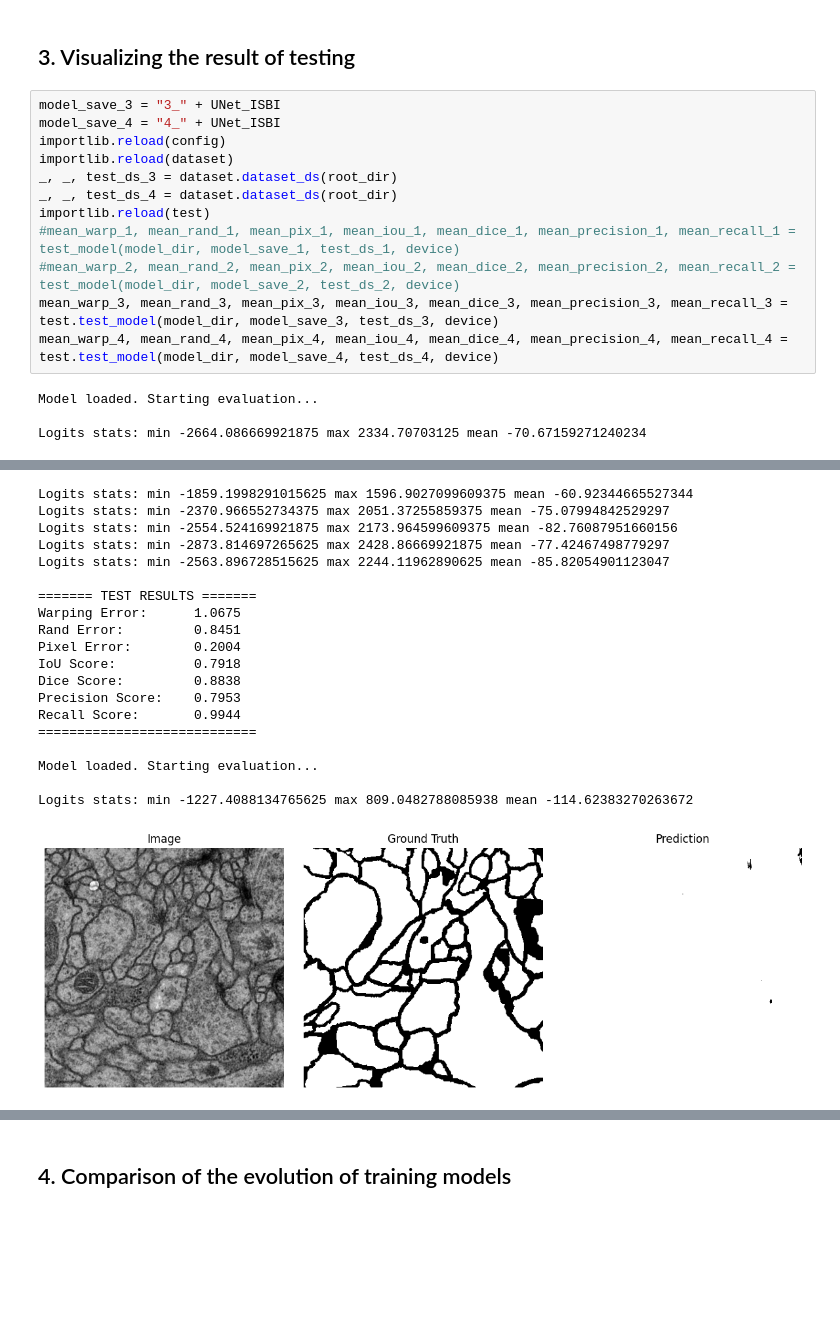
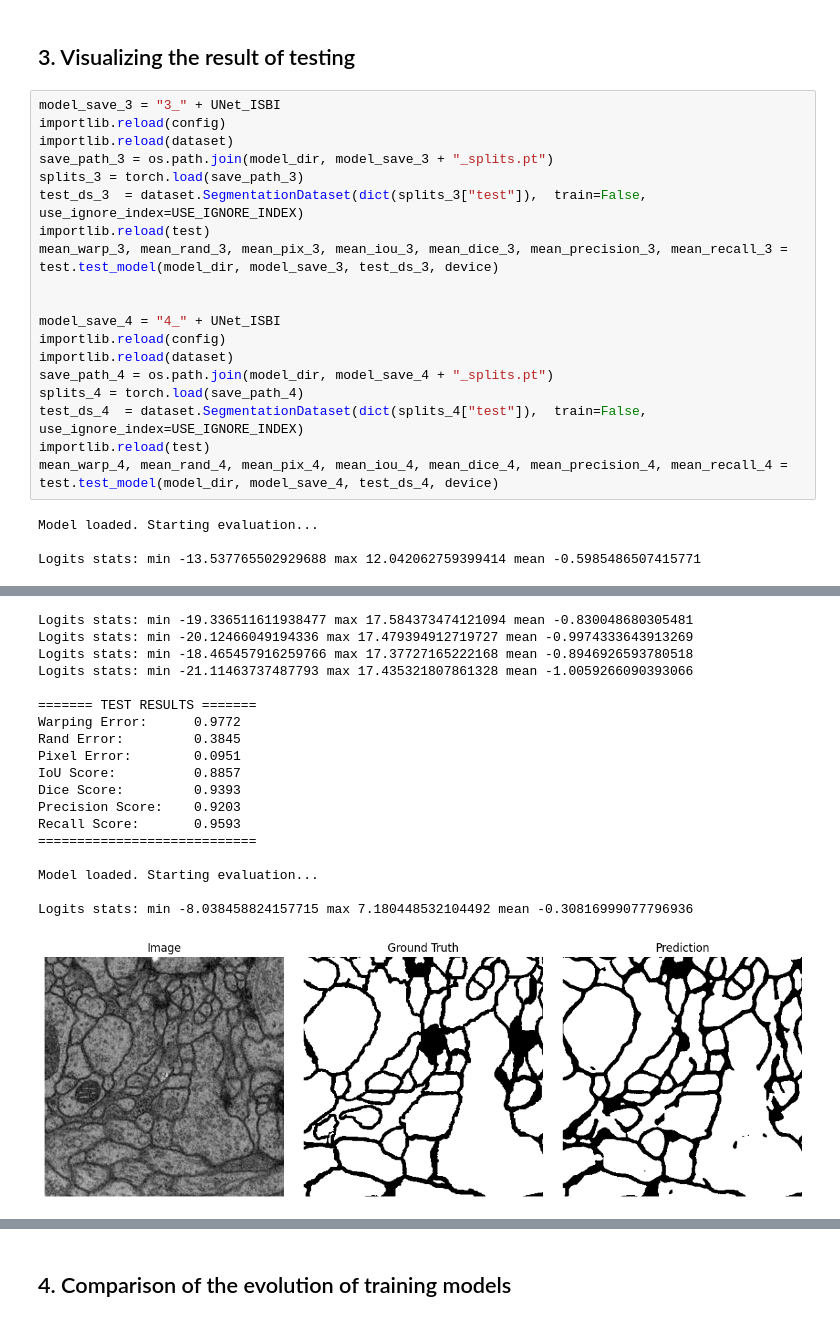
Before and after one commit to A0404/MLA_UNet, a Jupyter notebook: notebooks/notebook.ipynb, the cells around one changed output, grey strips where cells are left out. Cells and saved outputs as stored; diff of their text form; blank space fills up the shorter version.

```diff
--- a/notebooks/notebook.ipynb
+++ b/notebooks/notebook.ipynb
@@ -219,17 +215,24 @@ KeyboardInterrupt:
 ## 3. Visualizing the result of testing
 # %%
 model_save_3 = "3_" + UNet_ISBI
+importlib.reload(config)
+importlib.reload(dataset)
+save_path_3 = os.path.join(model_dir, model_save_3 + "_splits.pt")
+splits_3 = torch.load(save_path_3)
+test_ds_3  = dataset.SegmentationDataset(dict(splits_3["test"]),  train=False, use_ignore_index=USE_IGNORE_INDEX)
+importlib.reload(test)
+mean_warp_3, mean_rand_3, mean_pix_3, mean_iou_3, mean_dice_3, mean_precision_3, mean_recall_3 = test.test_model(model_dir, model_save_3, test_ds_3, device)
+
+
 model_save_4 = "4_" + UNet_ISBI
 importlib.reload(config)
 importlib.reload(dataset)
-_, _, test_ds_3 = dataset.dataset_ds(root_dir)
-_, _, test_ds_4 = dataset.dataset_ds(root_dir)
+save_path_4 = os.path.join(model_dir, model_save_4 + "_splits.pt")
+splits_4 = torch.load(save_path_4)
+test_ds_4  = dataset.SegmentationDataset(dict(splits_4["test"]),  train=False, use_ignore_index=USE_IGNORE_INDEX)
 importlib.reload(test)
-#mean_warp_1, mean_rand_1, mean_pix_1, mean_iou_1, mean_dice_1, mean_precision_1, mean_recall_1 = test_model(model_dir, model_save_1, test_ds_1, device)
-#mean_warp_2, mean_rand_2, mean_pix_2, mean_iou_2, mean_dice_2, mean_precision_2, mean_recall_2 = test_model(model_dir, model_save_2, test_ds_2, device)
-mean_warp_3, mean_rand_3, mean_pix_3, mean_iou_3, mean_dice_3, mean_precision_3, mean_recall_3 = test.test_model(model_dir, model_save_3, test_ds_3, device)
 mean_warp_4, mean_rand_4, mean_pix_4, mean_iou_4, mean_dice_4, mean_precision_4, mean_recall_4 = test.test_model(model_dir, model_save_4, test_ds_4, device)
 # %% [output]
 Model loaded. Starting evaluation...
 
-Logits stats: min -2664.086669921875 max 2334.70703125 mean -70.67159271240234
+Logits stats: min -13.537765502929688 max 12.042062759399414 mean -0.5985486507415771
@@ -237,20 +240,19 @@ Logits stats: min -2664.086669921875 max 2334.70703125 mean -70.67159271240234
-Logits stats: min -1859.1998291015625 max 1596.9027099609375 mean -60.92344665527344
-Logits stats: min -2370.966552734375 max 2051.37255859375 mean -75.07994842529297
-Logits stats: min -2554.524169921875 max 2173.964599609375 mean -82.76087951660156
-Logits stats: min -2873.814697265625 max 2428.86669921875 mean -77.42467498779297
-Logits stats: min -2563.896728515625 max 2244.11962890625 mean -85.82054901123047
+Logits stats: min -19.336511611938477 max 17.584373474121094 mean -0.830048680305481
+Logits stats: min -20.12466049194336 max 17.479394912719727 mean -0.9974333643913269
+Logits stats: min -18.465457916259766 max 17.37727165222168 mean -0.8946926593780518
+Logits stats: min -21.11463737487793 max 17.435321807861328 mean -1.0059266090393066
 
 ======= TEST RESULTS =======
-Warping Error:      1.0675
-Rand Error:         0.8451
-Pixel Error:        0.2004
-IoU Score:          0.7918
-Dice Score:         0.8838
-Precision Score:    0.7953
-Recall Score:       0.9944
+Warping Error:      0.9772
+Rand Error:         0.3845
+Pixel Error:        0.0951
+IoU Score:          0.8857
+Dice Score:         0.9393
+Precision Score:    0.9203
+Recall Score:       0.9593
 ============================
 
 Model loaded. Starting evaluation...
 
-Logits stats: min -1227.4088134765625 max 809.0482788085938 mean -114.62383270263672
+Logits stats: min -8.038458824157715 max 7.180448532104492 mean -0.30816999077796936
-[figure, old version]
+[figure, new version]
```
Also changed, not shown: parts of 5 cells of this notebook, 3 other files.
